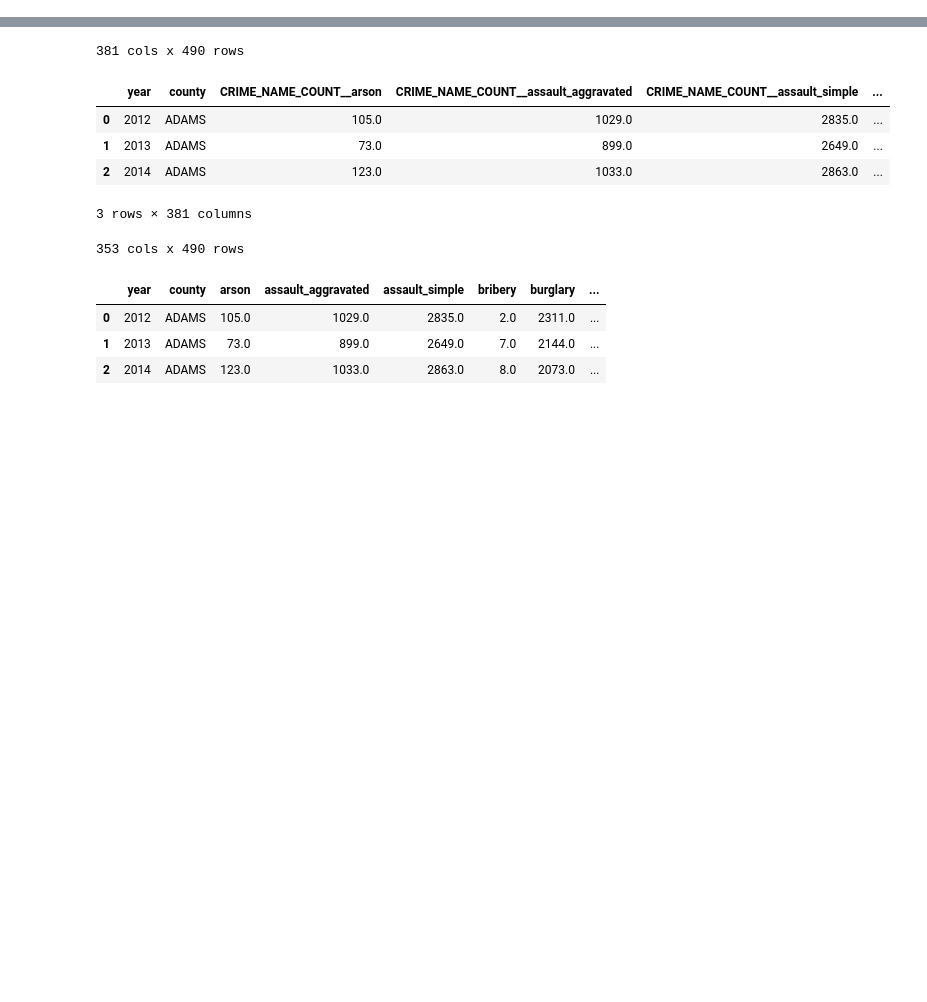
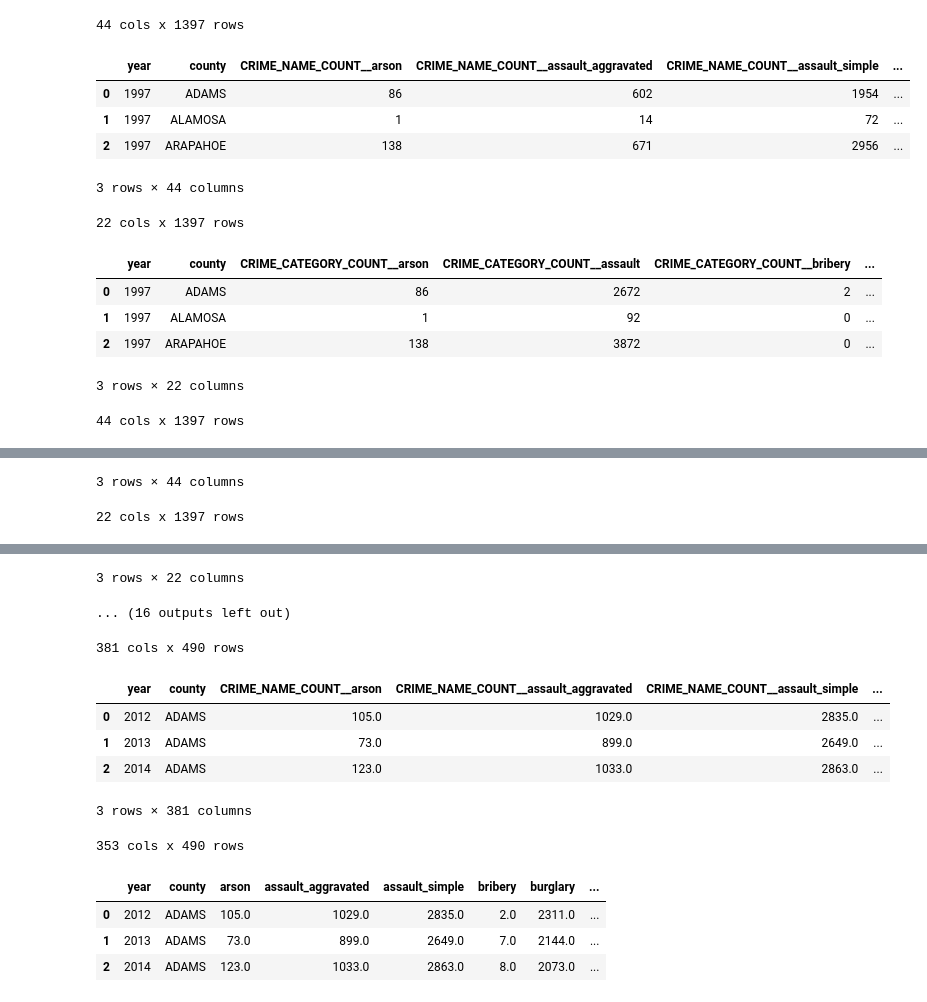
Before and after one commit to ryayoung/crime-data-engineering, a Jupyter notebook: 7-prepare_for_dashboard.ipynb, the cells around one changed output, grey strips where cells are left out. Drawn from its saved outputs; the diff is of its cells as text; code cells hidden in the pictures; blank space fills up the shorter version.

```diff
--- a/7-prepare_for_dashboard.ipynb
+++ b/7-prepare_for_dashboard.ipynb
@@ -23,17 +49,31 @@ def non_idx_cols(df, index=INDEX):
 # %%
 cr_name = cr_name.prefix_cols(non_idx_cols(cr_name), 'CRIME_NAME_COUNT__')
 cr_cat = cr_cat.prefix_cols(non_idx_cols(cr_cat), 'CRIME_CATEGORY_COUNT__')
 
 cr_name_rate = cr_name_rate.prefix_cols(non_idx_cols(cr_name_rate), 'CRIME_NAME_NORM__')
 cr_cat_rate = cr_cat_rate.prefix_cols(non_idx_cols(cr_cat_rate), 'CRIME_CATEGORY_NORM__')
 
 cr_base_count = cr_base_count.prefix_cols(non_idx_cols(cr_base_count), 'CRIME_BASE_COUNT__')
 cr_base_rate = cr_base_rate.prefix_cols(non_idx_cols(cr_base_rate), 'CRIME_BASE_NORM__')
 
 dem_cnt = dem_cnt.prefix_cols(non_idx_cols(dem_cnt), 'CENSUS_COUNT__')
 dem_norm = dem_norm.prefix_cols(non_idx_cols(dem_norm), 'CENSUS_NORM__')
 
 edu_cnt = edu_cnt.prefix_cols(non_idx_cols(edu_cnt, ['county']), 'EDU_COUNT__')
 edu_norm = edu_norm.prefix_cols(non_idx_cols(edu_norm, ['county']), 'EDU_NORM__')
 
-# head(cr_name, cr_cat, cr_name_rate, cr_cat_rate, cr_base_count, cr_base_rate, dem_cnt, dem_norm, edu_cnt, edu_norm)
+head(cr_name, cr_cat, cr_name_rate, cr_cat_rate, cr_base_count, cr_base_rate, dem_cnt, dem_norm, edu_cnt, edu_norm)
+# %% [output]
+44 cols x 1397 rows
+|  | year | county | CRIME_NAME_COUNT__arson | CRIME_NAME_COUNT__assault_aggravated | CRIME_NAME_COUNT__assault_simple | ... |
+| 0 | 1997 | ADAMS | 86 | 602 | 1954 | ... |
+| 1 | 1997 | ALAMOSA | 1 | 14 | 72 | ... |
+| 2 | 1997 | ARAPAHOE | 138 | 671 | 2956 | ... |
+3 rows × 44 columns
+22 cols x 1397 rows
+|  | year | county | CRIME_CATEGORY_COUNT__arson | CRIME_CATEGORY_COUNT__assault | CRIME_CATEGORY_COUNT__bribery | ... |
+| 0 | 1997 | ADAMS | 86 | 2672 | 2 | ... |
+| 1 | 1997 | ALAMOSA | 1 | 92 | 0 | ... |
+| 2 | 1997 | ARAPAHOE | 138 | 3872 | 0 | ... |
+3 rows × 22 columns
+44 cols x 1397 rows
@@ -39,0 +84,2 @@ edu_norm = edu_norm.prefix_cols(non_idx_cols(edu_norm, ['county']), 'EDU_NORM__'
+3 rows × 44 columns
+22 cols x 1397 rows
@@ -40,3 +90,5 @@ edu_norm = edu_norm.prefix_cols(non_idx_cols(edu_norm, ['county']), 'EDU_NORM__'
+3 rows × 22 columns
+... (16 outputs left out)
 # %%
 df = (
     # CRIME
```
Also changed, not shown: parts of 5 cells of this notebook, 10 other files.
